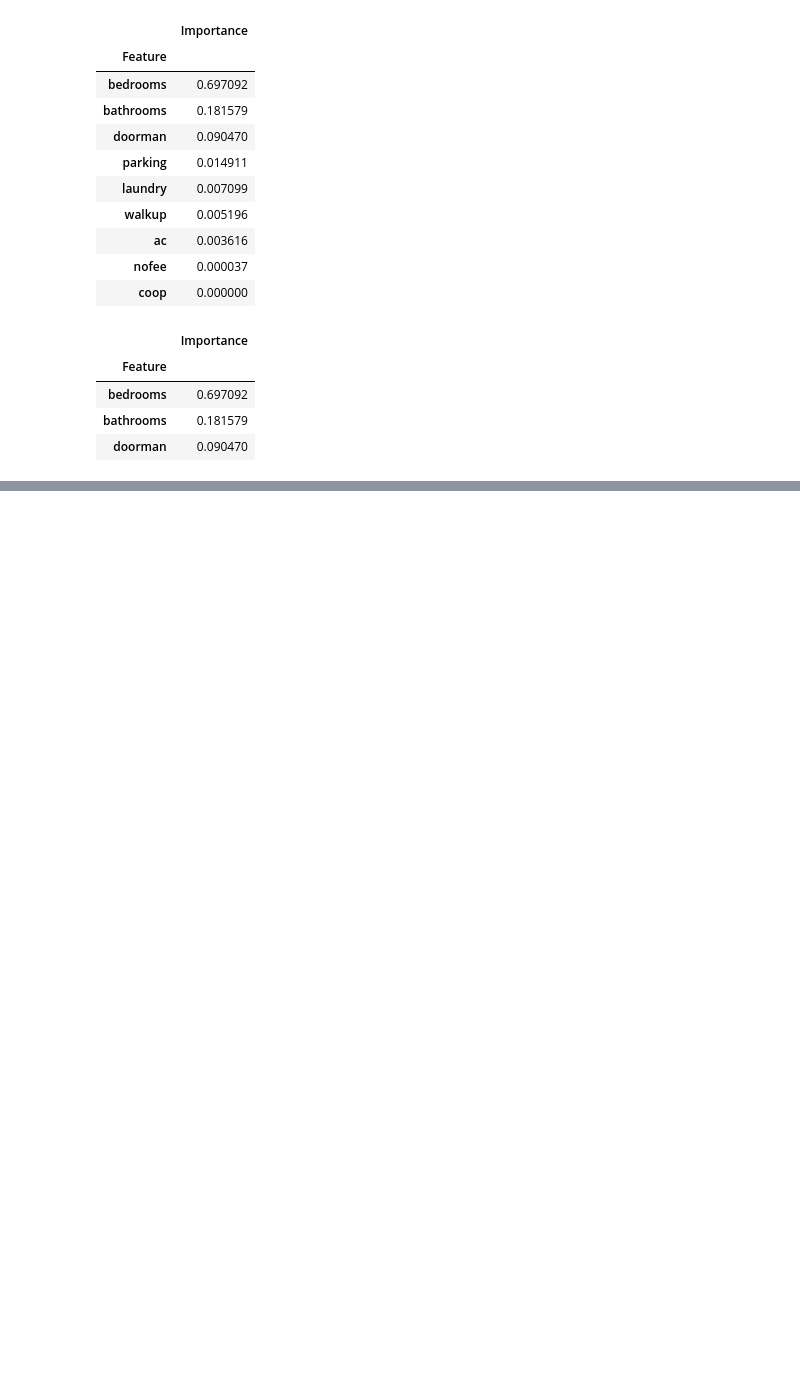
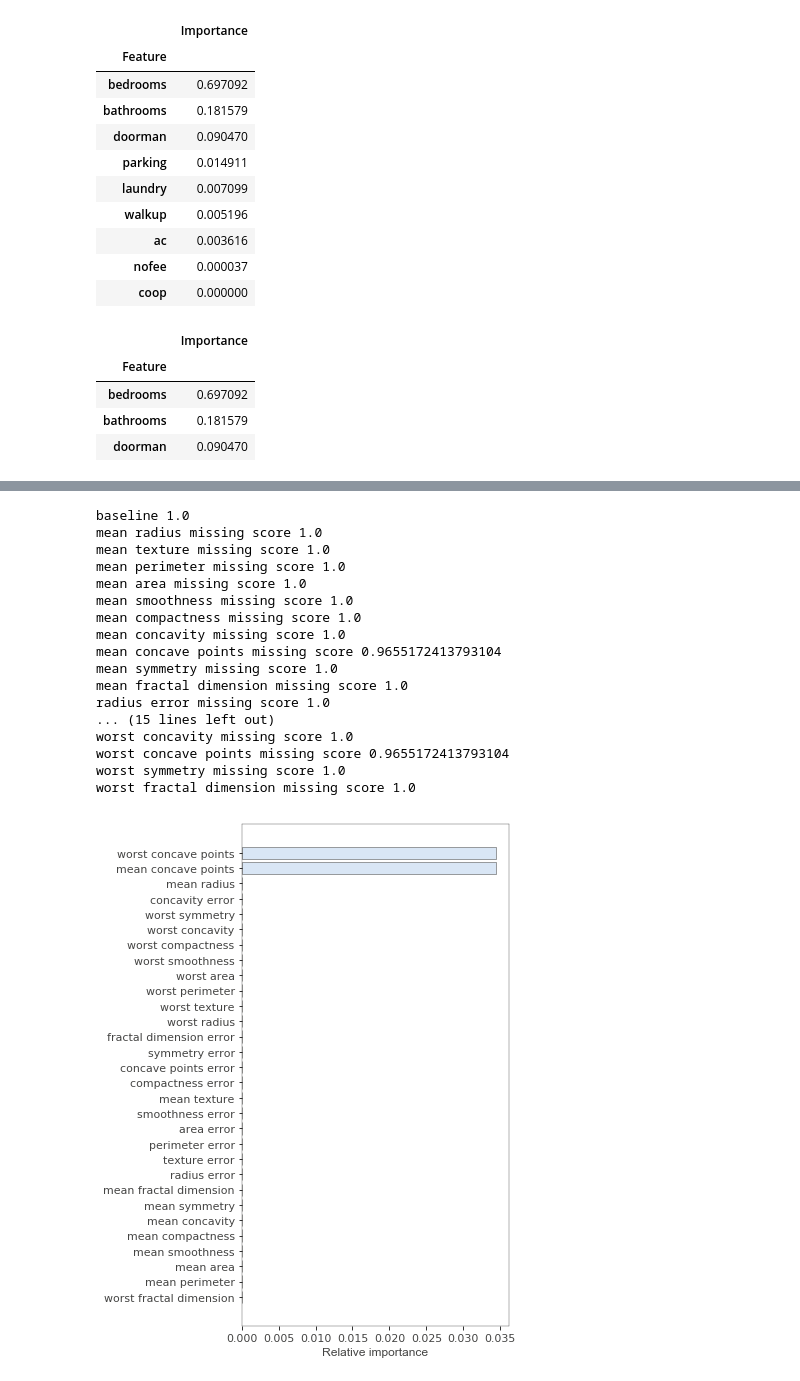
Before and after one commit to parrt/random-forest-importances, a Jupyter notebook: notebooks/barchart.ipynb, the cells around one changed output, grey strips where cells are left out. Saved outputs shown, nothing was run; the diff lists cells and outputs as text; code cells hidden in the pictures; blank space fills up the shorter version.

```diff
--- a/notebooks/barchart.ipynb
+++ b/notebooks/barchart.ipynb
@@ -52,0 +83,71 @@ plot_importances(I2, width=4, barcolor='#D9E6F5')
+# %%
+def dropcol_importances(model, X_train, y_train, X_valid = None, y_valid = None, metric=None, sample_weights = None):
+    """
+    Compute drop-column feature importances for scikit-learn.
+
+    Given a classifier or regression in model
+    and training X and y data, return a data frame with columns
+    Feature and Importance sorted in reverse order by importance.
+
+    A clone of model is trained once to get the baseline score and then
+    again, once per feature to compute the drop in either the model's .score() output
+    or a custom metric callable in the form of metric(model, X_valid, y_valid).
+    In case of a custom metric the X_valid and y_valid parameters should be set.
+
+    return: A data frame with Feature, Importance columns
+
+    SAMPLE CODE
+
+    rf = RandomForestRegressor(n_estimators=100, n_jobs=-1)
+    X_train, y_train = ..., ...
+    rf.fit(X_train, y_train)
+    imp = dropcol_importances(rf, X_train, y_train)
+    """
+    model_ = clone(model)
+    model_.random_state = 999
+    model_.fit(X_train, y_train)
+    if callable(metric):
+        baseline = metric(model_, X_valid, y_valid, sample_weights)
+    else:
+        baseline = model_.score(X_valid, y_valid, sample_weights)
+    print(f"baseline {baseline}")
+    imp = []
+    for col in X_train.columns:
+        model_ = clone(model)
+        model_.random_state = 999
+        model_.fit(X_train.drop(col,axis=1), y_train)
+        if callable(metric):
+            s = metric(model_, X_valid.drop(col,axis=1), y_valid, sample_weights)
+        else:
+            s = model_.score(X_valid.drop(col,axis=1), y_valid, sample_weights)
+        drop_in_score = baseline - s
+        print(f"{col} missing score {s}")
+#        print(f"{col} drop_in_score {drop_in_score}")
+        imp.append(drop_in_score)
+    imp = np.array(imp)
+    I = pd.DataFrame(data={'Feature':X_train.columns, 'Importance':imp})
+    I = I.set_index('Feature')
+    I = I.sort_values('Importance', ascending=False)
+    return I
+
+I = dropcol_importances(cl, X_train, y_train, X_test, y_test)
+plot_importances(I, width=6)
+# %% [output]
+baseline 1.0
+mean radius missing score 1.0
+mean texture missing score 1.0
+mean perimeter missing score 1.0
+mean area missing score 1.0
+mean smoothness missing score 1.0
+mean compactness missing score 1.0
+mean concavity missing score 1.0
+mean concave points missing score 0.9655172413793104
+mean symmetry missing score 1.0
+mean fractal dimension missing score 1.0
+radius error missing score 1.0
+... (15 lines left out)
+worst concavity missing score 1.0
+worst concave points missing score 0.9655172413793104
+worst symmetry missing score 1.0
+worst fractal dimension missing score 1.0
+[figure, added]
```
Also changed, not shown: parts of 8 cells of this notebook, 2 other files.
